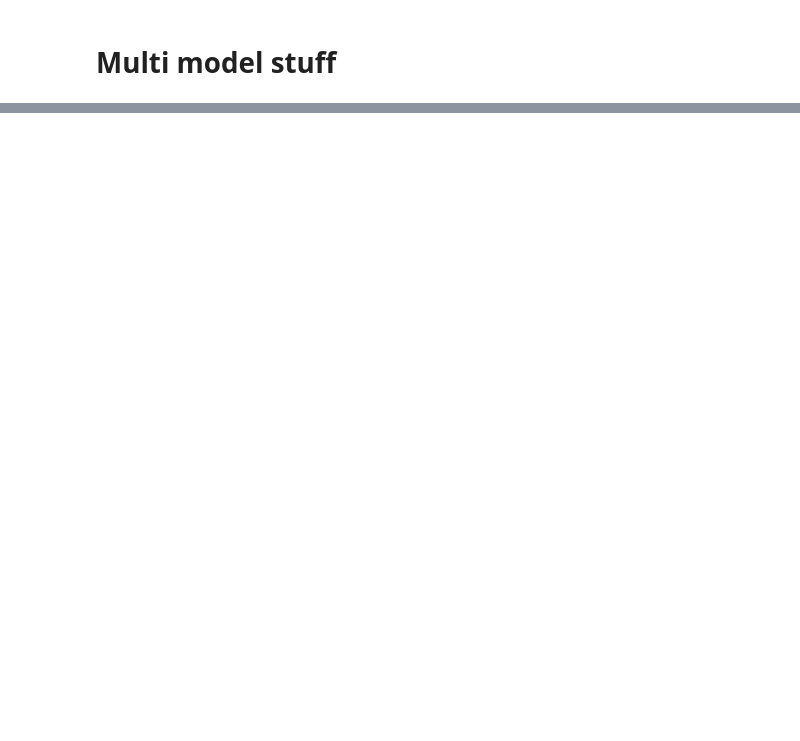
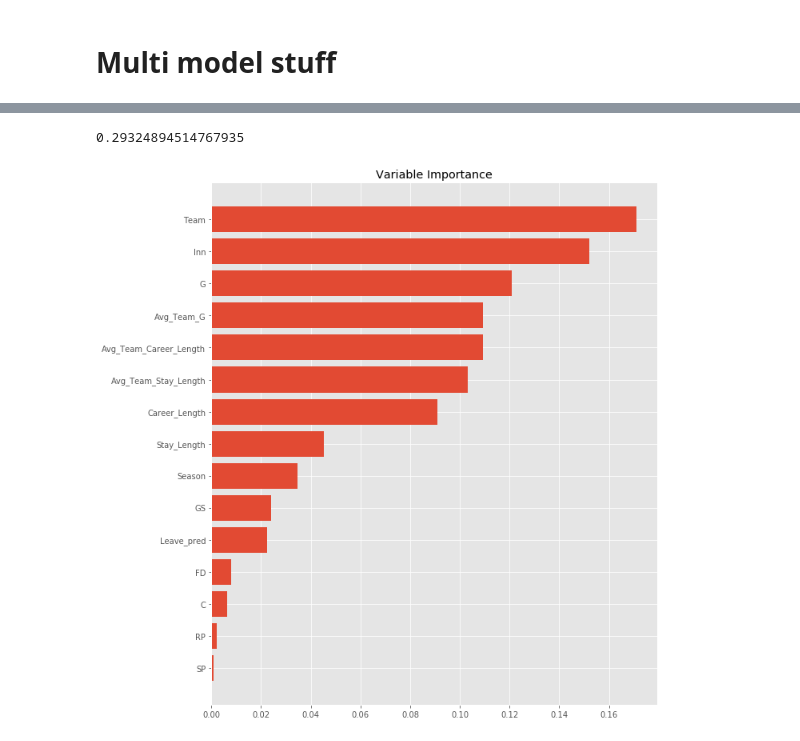
Before and after one commit to mtmoncur/baseball_data, a Jupyter notebook: notebooks/Full Model.ipynb, the cells around one changed output, grey strips where cells are left out. Drawn from its saved outputs; the diff is of its cells as text; code cells hidden in the pictures; blank space fills up the shorter version.

```diff
--- a/notebooks/Full Model.ipynb
+++ b/notebooks/Full Model.ipynb
@@ -134,0 +158,3 @@ accuracy_score(u_test, et.predict(X_test))
+# %%
+xmodel = xgb.XGBClassifier()
+xmodel.fit(X_train, u_train)
@@ -134,0 +172,3 @@ accuracy_score(u_test, et.predict(X_test))
+# %%
+logreg = LogisticRegression()
+logreg.fit(X_train, u_train)
@@ -134,0 +184,3 @@ accuracy_score(u_test, et.predict(X_test))
+# %%
+rf = RandomForestClassifier()
+rf.fit(X_train, u_train)
@@ -134,0 +195,15 @@ accuracy_score(u_test, et.predict(X_test))
+# %%
+rf.score(X_test, u_test)
+# %% [output]
+0.29324894514767935
+# %%
+ind = np.argsort(xmodel.feature_importances_)
+plt.figure(figsize=(10,12))
+
+plt.barh(range(len(xmodel.feature_importances_)),xmodel.feature_importances_[ind])
+# It is very important that you use the same columns that you fit your model with, or else this will be wrong!
+plt.yticks(range(len(xmodel.feature_importances_)),X_train.columns[ind])
+plt.title("Variable Importance")
+plt.show()
+# %% [output]
+[figure, added]
```
Also changed, not shown: parts of 25 cells of this notebook.
